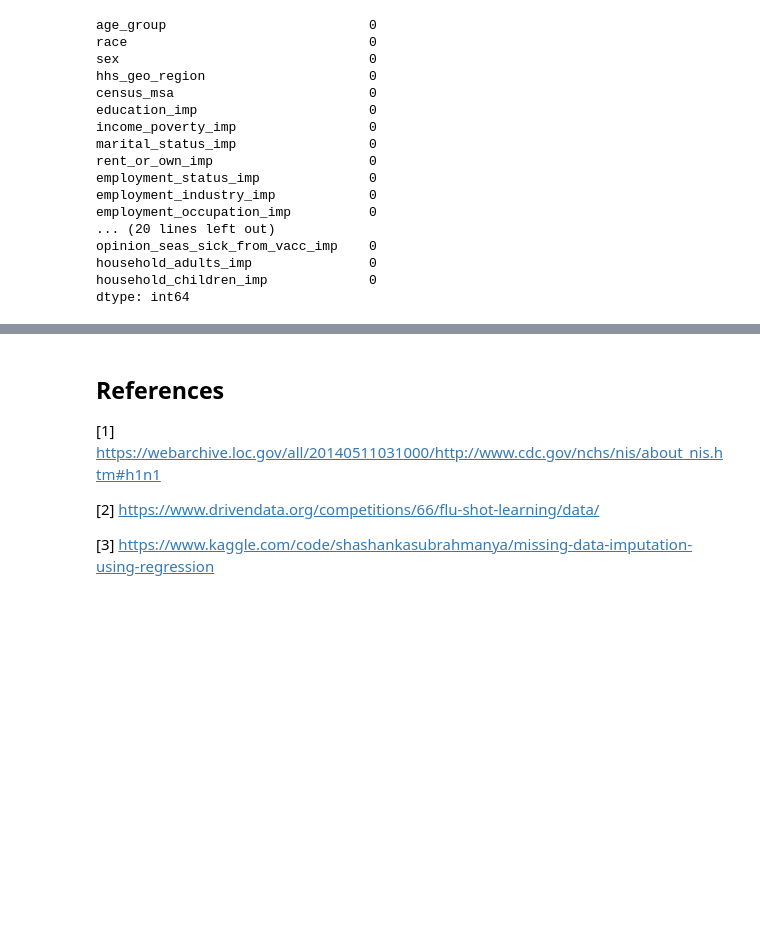
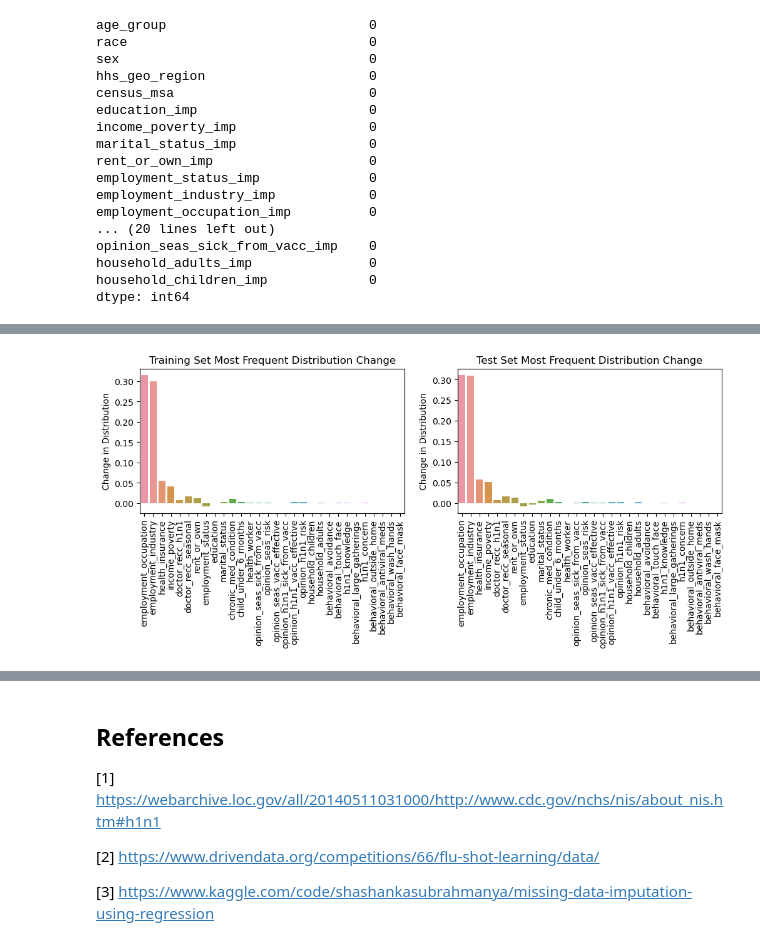
Before and after one commit to cschneck7/Iterative_Classification_Blog, a Jupyter notebook: Iterative_Classification_Notebook.ipynb, the cells around one changed output, grey strips where cells are left out. Saved outputs shown, nothing was run; the diff lists cells and outputs as text; code cells hidden in the pictures; blank space fills up the shorter version.

```diff
--- a/Iterative_Classification_Notebook.ipynb
+++ b/Iterative_Classification_Notebook.ipynb
@@ -279,11 +282,11 @@ Now that are object features are encoded we can now move on to the random imputa
 ri = RandomImputer()
 
 # Fits and transforms dataset
-X_imp = ri.fit_transform(X_enc)
+X_train_imp = ri.fit_transform(X_train_enc)
 
 print('Missing values:')
 # checks if all columns besides original columns with missing data are filled in
-X_imp.drop(ri.missing_columns, axis=1).isna().sum()
+X_train_imp.drop(ri.missing_columns, axis=1).isna().sum()
 # %% [output]
 Missing values:
 age_group                          0
@@ -608,5 +601,5 @@ num_cols = list(set(X.columns) - set(cat_cols) - {'respondent_id'})
 # Creates IterativeClassification class object with max_depth = 5
 iter_class = IterativeClassification(max_depth=5, cat_cols=cat_cols, num_cols=num_cols)
 
-# fit and transformes data
-X_prep = iter_class.fit_transform(X_imp)
+# fits transformer to training dataset
+X_train_prep = iter_class.fit_transform(X_train_imp)
@@ -614,0 +608,18 @@ Our dataframes with missing values have now been successfuly filled using an ite
+# %%
+# Creates dataframe of object types
+X_test_obj_feat = X_test.select_dtypes(include='object').copy()
+# Creates dataframe of non object features
+X_test_num_feat = X_test.select_dtypes(exclude='object').copy()
+
+# Creates dataframe of ordinal encoded data
+X_test_enc_obj = pd.DataFrame(data = oe.transform(X_test_obj_feat),
+                         columns=X_test_obj_feat.columns,
+                         index=X_test_obj_feat.index)
+
+# Combines encoded object features with non-object features
+X_test_enc = pd.concat([X_test_enc_obj, X_test_num_feat], axis=1)
+
+# Transforms test dataset
+X_test_imp = ri.transform(X_test_enc)
+
+X_test_prep = iter_class.transform(X_test_imp)
@@ -614,0 +702,20 @@ Our dataframes with missing values have now been successfuly filled using an ite
+# %%
+fig, axes = plt.subplots(figsize=(12,3), ncols=2, nrows=1, dpi=100)
+
+sns.barplot(x=eval_df.index, y=(eval_df.post_train_freq_dist-eval_df.pre_train_freq_dist), ax=axes[0]);
+axes[0].set_xticklabels(labels=eval_df.index, rotation = 90)
+axes[0].set_title('Training Set Most Frequent Distribution Change');
+axes[0].set_ylabel('Change in Distribution')
+
+sns.barplot(x=eval_df.index, y=(eval_df.post_test_freq_dist-eval_df.pre_test_freq_dist), ax=axes[1]);
+axes[1].set_xticklabels(labels=eval_df.index, rotation = 90)
+axes[1].set_title('Test Set Most Frequent Distribution Change');
+axes[1].set_ylabel('Change in Distribution')
+
+#     Saves figure
+# fig.savefig('images/figures/distibution_change.png',
+#             dpi=100,
+#             bbox_inches="tight",
+#             pad_inches=0)
+# %% [output]
+[figure, added]
```
Also changed, not shown: parts of 17 cells of this notebook.
